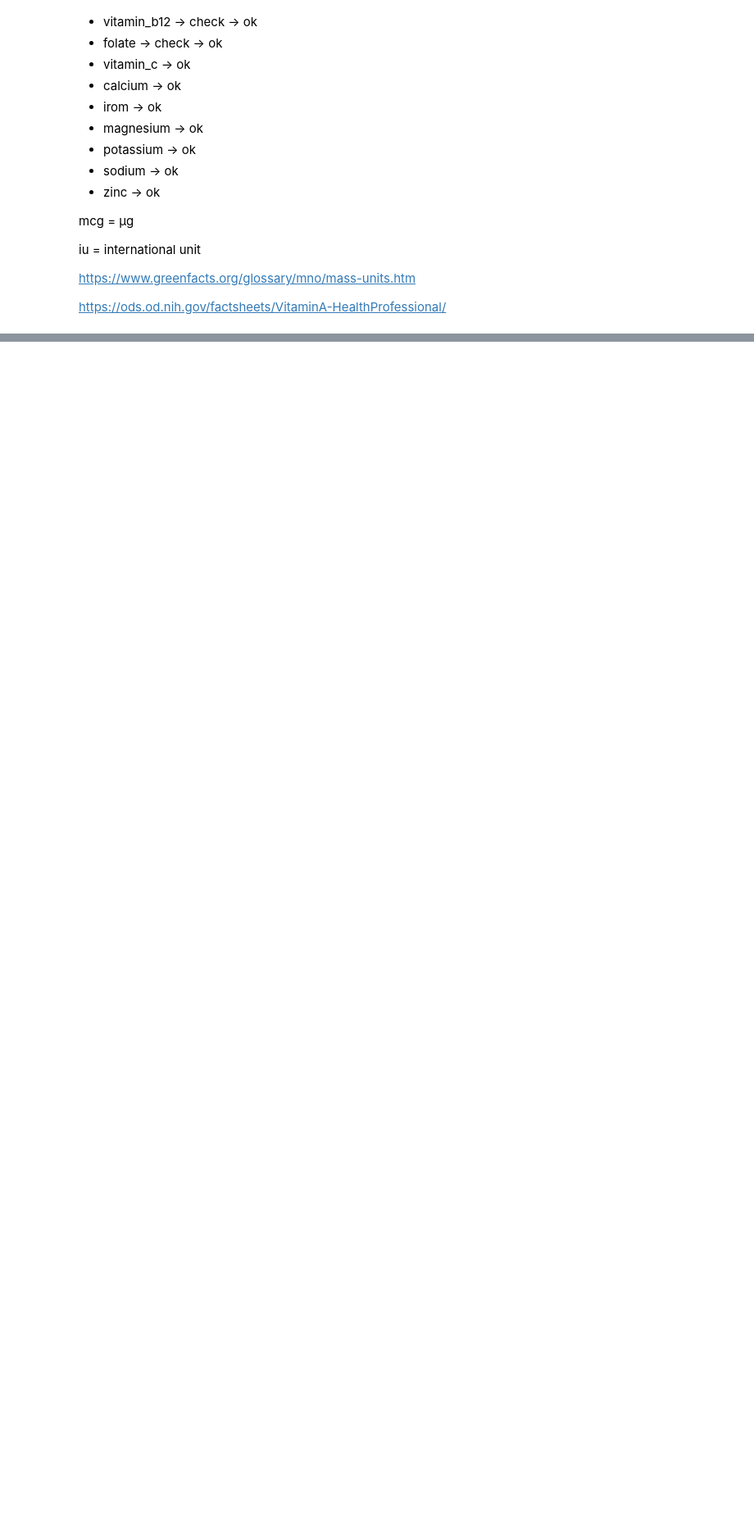
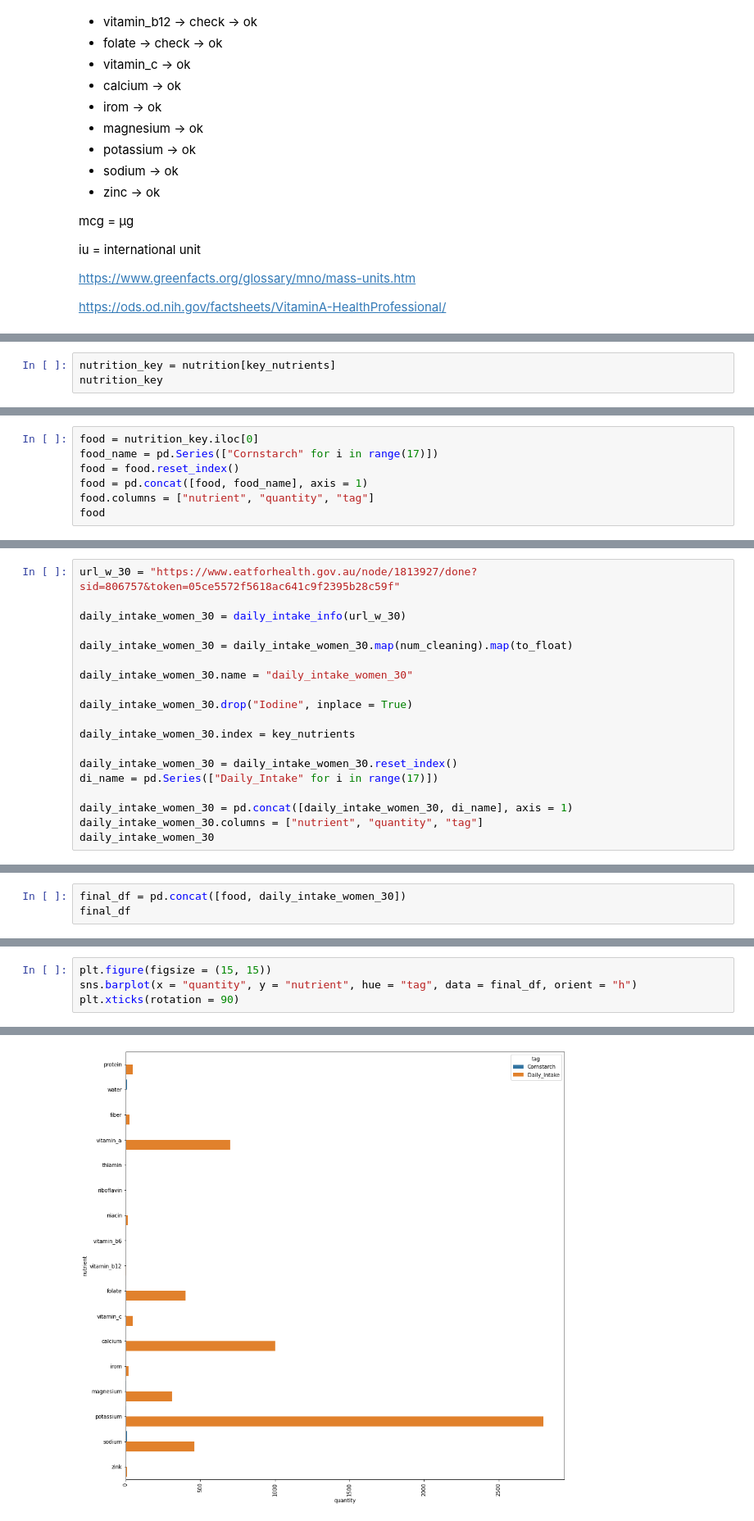
Before and after one commit to Jasc94/thebridge, a Jupyter notebook: 0_Project_EDA/notebooks/nutrition_3.ipynb, the cells around one changed output, grey strips where cells are left out. Shown at 82% size. Saved outputs shown, nothing was run; the diff lists cells and outputs as text; blank space fills up the shorter version.

```diff
--- a/0_Project_EDA/notebooks/nutrition_3.ipynb
+++ b/0_Project_EDA/notebooks/nutrition_3.ipynb
@@ -62,0 +228,3 @@ https://ods.od.nih.gov/factsheets/VitaminA-HealthProfessional/
+# %%
+nutrition_key = nutrition[key_nutrients]
+nutrition_key
@@ -62,0 +254,7 @@ https://ods.od.nih.gov/factsheets/VitaminA-HealthProfessional/
+# %%
+food = nutrition_key.iloc[0]
+food_name = pd.Series(["Cornstarch" for i in range(17)])
+food = food.reset_index()
+food = pd.concat([food, food_name], axis = 1)
+food.columns = ["nutrient", "quantity", "tag"]
+food
@@ -62,0 +280,19 @@ https://ods.od.nih.gov/factsheets/VitaminA-HealthProfessional/
+# %%
+url_w_30 = "https://www.eatforhealth.gov.au/node/1813927/done?sid=806757&token=05ce5572f5618ac641c9f2395b28c59f"
+
+daily_intake_women_30 = daily_intake_info(url_w_30)
+
+daily_intake_women_30 = daily_intake_women_30.map(num_cleaning).map(to_float)
+
+daily_intake_women_30.name = "daily_intake_women_30"
+
+daily_intake_women_30.drop("Iodine", inplace = True)
+
+daily_intake_women_30.index = key_nutrients
+
+daily_intake_women_30 = daily_intake_women_30.reset_index()
+di_name = pd.Series(["Daily_Intake" for i in range(17)])
+
+daily_intake_women_30 = pd.concat([daily_intake_women_30, di_name], axis = 1)
+daily_intake_women_30.columns = ["nutrient", "quantity", "tag"]
+daily_intake_women_30
@@ -62,0 +318,3 @@ https://ods.od.nih.gov/factsheets/VitaminA-HealthProfessional/
+# %%
+final_df = pd.concat([food, daily_intake_women_30])
+final_df
@@ -62,0 +339,5 @@ https://ods.od.nih.gov/factsheets/VitaminA-HealthProfessional/
+# %%
+plt.figure(figsize = (15, 15))
+sns.barplot(x = "quantity", y = "nutrient", hue = "tag", data = final_df, orient = "h")
+plt.xticks(rotation = 90)
+# %% [output]
@@ -62,0 +352 @@ https://ods.od.nih.gov/factsheets/VitaminA-HealthProfessional/
+[figure, added]
```
Also changed, not shown: parts of 29 cells of this notebook, 3 other files.
